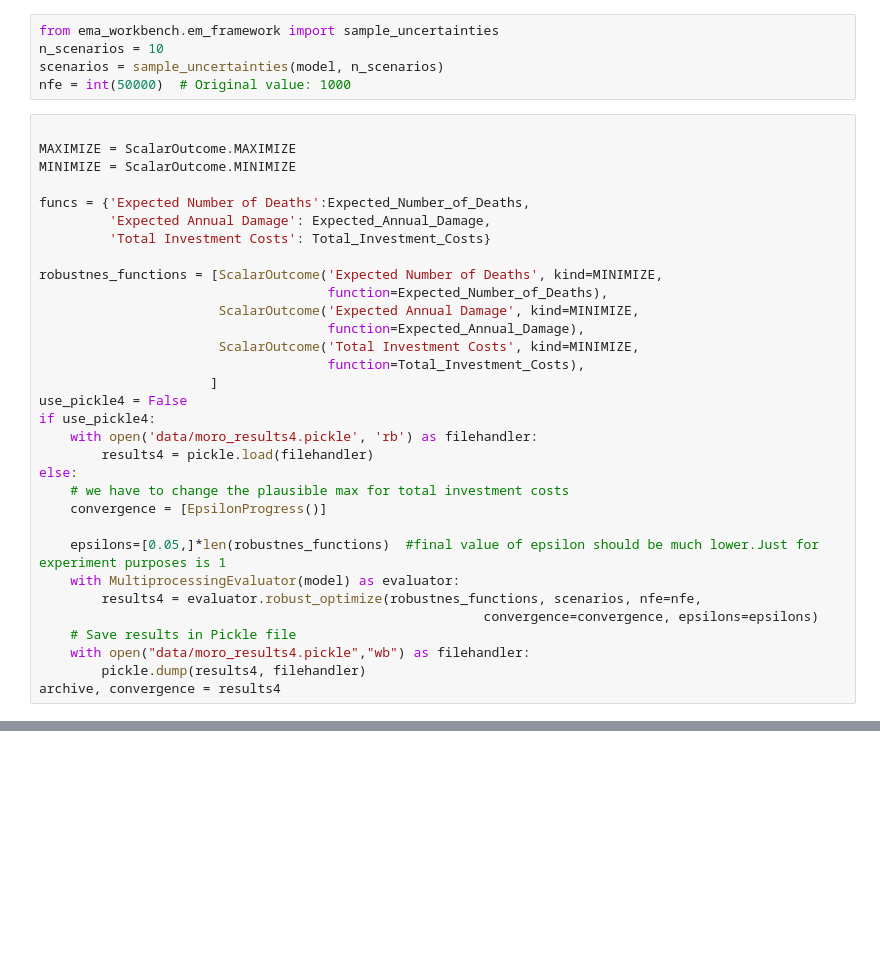
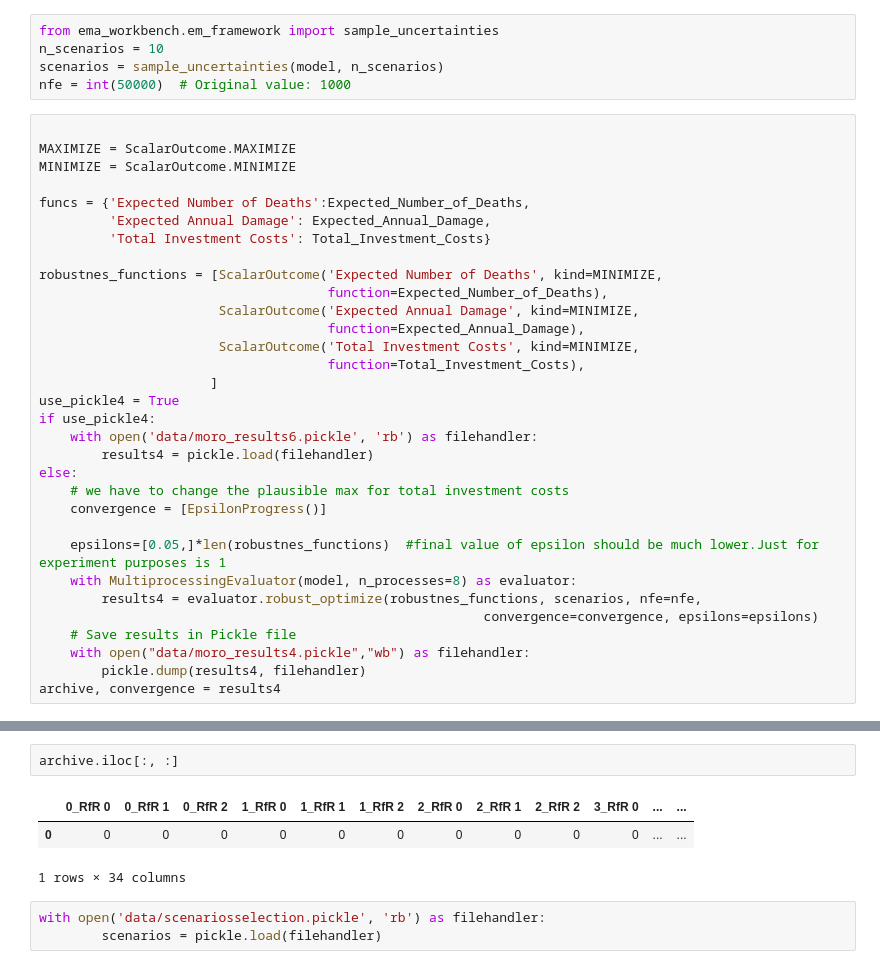
Before and after one commit to hannadenekamp/modelbased, a Jupyter notebook: Robustness_new.ipynb, the cells around one changed output, grey strips where cells are left out. Cells and saved outputs as stored; diff of their text form; blank space fills up the shorter version.

```diff
--- a/Robustness_new.ipynb
+++ b/Robustness_new.ipynb
@@ -62,16 +84,16 @@ robustnes_functions = [ScalarOutcome('Expected Number of Deaths', kind=MINIMIZE,
                        ScalarOutcome('Total Investment Costs', kind=MINIMIZE,
                                      function=Total_Investment_Costs),
                       ]
-use_pickle4 = False
+use_pickle4 = True
 if use_pickle4:
-    with open('data/moro_results4.pickle', 'rb') as filehandler:
+    with open('data/moro_results6.pickle', 'rb') as filehandler:
         results4 = pickle.load(filehandler)
 else:
     # we have to change the plausible max for total investment costs
     convergence = [EpsilonProgress()]
 
     epsilons=[0.05,]*len(robustnes_functions)  #final value of epsilon should be much lower.Just for experiment purposes is 1
-    with MultiprocessingEvaluator(model) as evaluator:
+    with MultiprocessingEvaluator(model, n_processes=8) as evaluator:
         results4 = evaluator.robust_optimize(robustnes_functions, scenarios, nfe=nfe,
                                                          convergence=convergence, epsilons=epsilons)
     # Save results in Pickle file
@@ -98,0 +176,9 @@ plt.show()
+# %%
+archive.iloc[:, :]
+# %% [output]
+|  | 0_RfR 0 | 0_RfR 1 | 0_RfR 2 | 1_RfR 0 | 1_RfR 1 | 1_RfR 2 | 2_RfR 0 | 2_RfR 1 | 2_RfR 2 | 3_RfR 0 | ... | ... |
+| 0 | 0 | 0 | 0 | 0 | 0 | 0 | 0 | 0 | 0 | 0 | ... | ... |
+1 rows × 34 columns
+# %%
+with open('data/scenariosselection.pickle', 'rb') as filehandler:
+        scenarios = pickle.load(filehandler)
```
Also changed, not shown: parts of 8 cells of this notebook, 5 other files.
